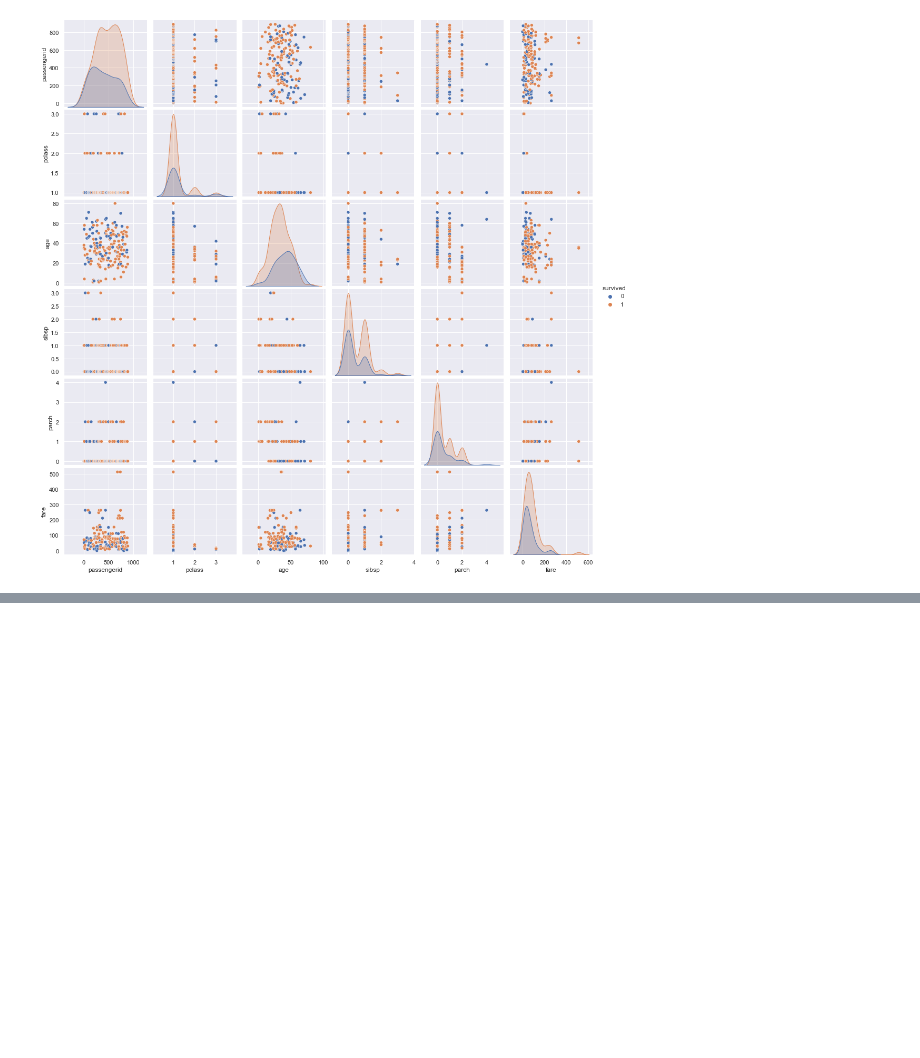
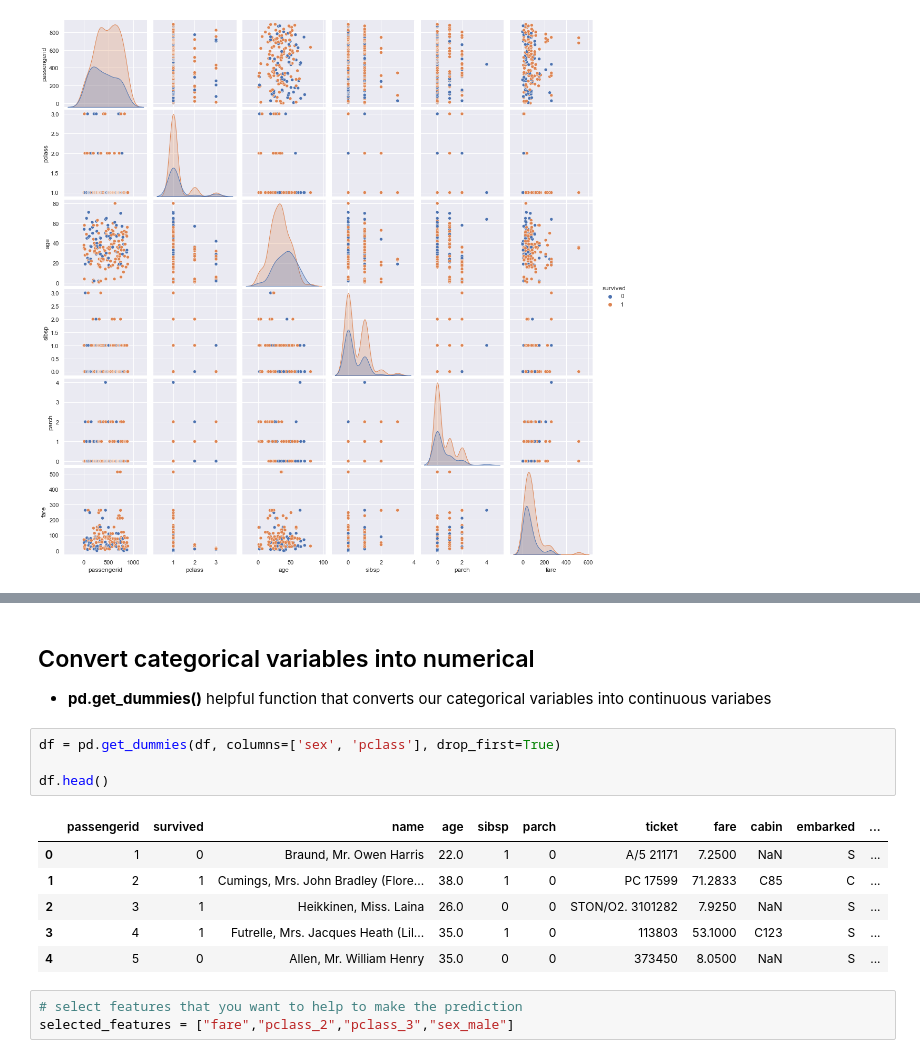
Before and after one commit to DavidGuzman1999/NYPD-Arrest-Data, a Jupyter notebook: NYPD_Arrest_Data_Logistic_Regression.ipynb, the cells around one changed output, grey strips where cells are left out. Saved outputs shown, nothing was run; the diff lists cells and outputs as text; blank space fills up the shorter version.

```diff
--- a/NYPD_Arrest_Data_Logistic_Regression.ipynb
+++ b/NYPD_Arrest_Data_Logistic_Regression.ipynb
@@ -245,0 +288,17 @@ df.shape
+# %% [markdown]
+## Convert categorical variables into numerical
+- **pd.get_dummies()** helpful function that converts our categorical variables into continuous variabes
+# %%
+df = pd.get_dummies(df, columns=['sex', 'pclass'], drop_first=True)
+
+df.head()
+# %% [output]
+|  | passengerid | survived | name | age | sibsp | parch | ticket | fare | cabin | embarked | ... |
+| 0 | 1 | 0 | Braund, Mr. Owen Harris | 22.0 | 1 | 0 | A/5 21171 | 7.2500 | NaN | S | ... |
+| 1 | 2 | 1 | Cumings, Mrs. John Bradley (Flore... | 38.0 | 1 | 0 | PC 17599 | 71.2833 | C85 | C | ... |
+| 2 | 3 | 1 | Heikkinen, Miss. Laina | 26.0 | 0 | 0 | STON/O2. 3101282 | 7.9250 | NaN | S | ... |
+| 3 | 4 | 1 | Futrelle, Mrs. Jacques Heath (Lil... | 35.0 | 1 | 0 | 113803 | 53.1000 | C123 | S | ... |
+| 4 | 5 | 0 | Allen, Mr. William Henry | 35.0 | 0 | 0 | 373450 | 8.0500 | NaN | S | ... |
+# %%
+# select features that you want to help to make the prediction
+selected_features = ["fare","pclass_2","pclass_3","sex_male"]
```
Also changed, not shown: parts of 37 cells of this notebook.
